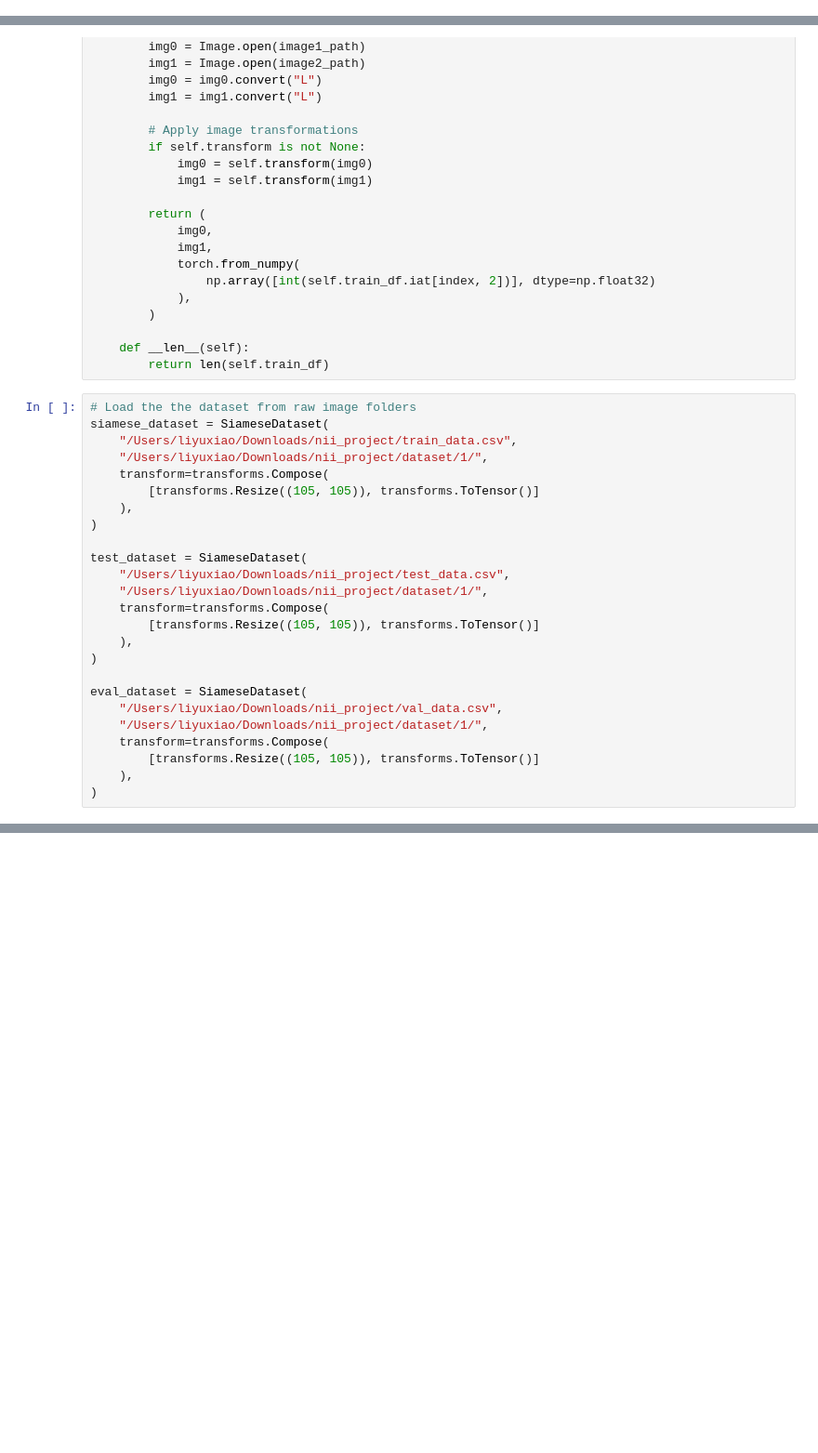
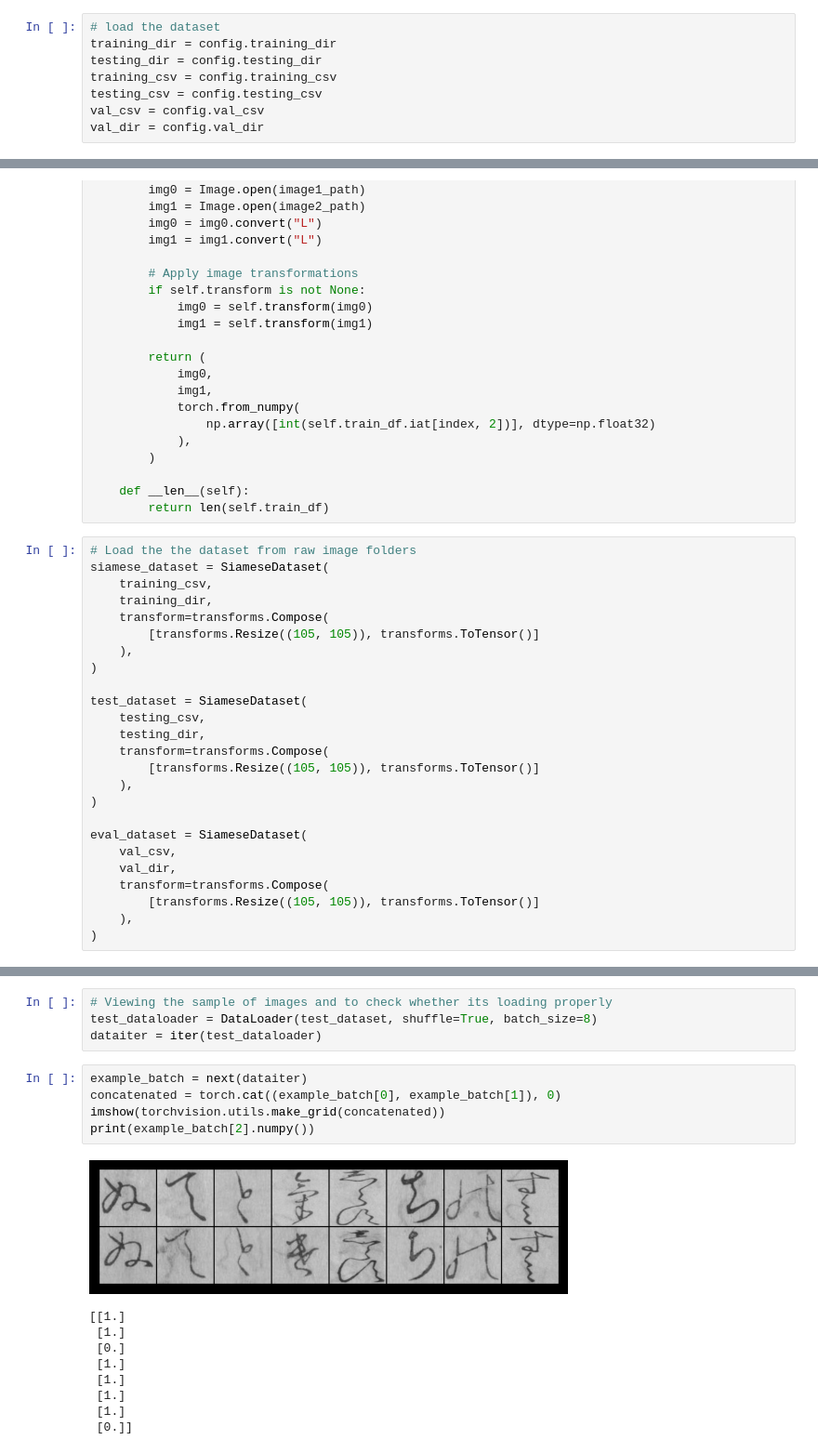
Before and after one commit to yetiiil/nii_project, a Jupyter notebook: siamese/siamenese.ipynb, the cells around one changed output, grey strips where cells are left out. Shown at 93% size. Drawn from its saved outputs; the diff is of its cells as text; blank space fills up the shorter version.

```diff
--- a/siamese/siamenese.ipynb
+++ b/siamese/siamenese.ipynb
@@ -88,3 +23,11 @@ class SiameseNetwork(nn.Module):
+# %%
+# load the dataset
+training_dir = config.training_dir
+testing_dir = config.testing_dir
+training_csv = config.training_csv
+testing_csv = config.testing_csv
+val_csv = config.val_csv
+val_dir = config.val_dir
 # %%
 # preprocessing and loading the dataset
 class SiameseDataset:
@@ -124,24 +67,24 @@ class SiameseDataset:
 # %%
 # Load the the dataset from raw image folders
 siamese_dataset = SiameseDataset(
-    "/Users/liyuxiao/Downloads/nii_project/train_data.csv",
-    "/Users/liyuxiao/Downloads/nii_project/dataset/1/",
+    training_csv,
+    training_dir,
     transform=transforms.Compose(
         [transforms.Resize((105, 105)), transforms.ToTensor()]
     ),
 )
 
 test_dataset = SiameseDataset(
-    "/Users/liyuxiao/Downloads/nii_project/test_data.csv",
-    "/Users/liyuxiao/Downloads/nii_project/dataset/1/",
+    testing_csv,
+    testing_dir,
     transform=transforms.Compose(
         [transforms.Resize((105, 105)), transforms.ToTensor()]
     ),
 )
 
 eval_dataset = SiameseDataset(
-    "/Users/liyuxiao/Downloads/nii_project/val_data.csv",
-    "/Users/liyuxiao/Downloads/nii_project/dataset/1/",
+    val_csv,
+    val_dir,
     transform=transforms.Compose(
         [transforms.Resize((105, 105)), transforms.ToTensor()]
     ),
@@ -305,0 +333,19 @@ for i, data in enumerate(test_dataloader, 0):
+# %%
+# Viewing the sample of images and to check whether its loading properly
+test_dataloader = DataLoader(test_dataset, shuffle=True, batch_size=8)
+dataiter = iter(test_dataloader)
+# %%
+example_batch = next(dataiter)
+concatenated = torch.cat((example_batch[0], example_batch[1]), 0)
+imshow(torchvision.utils.make_grid(concatenated))
+print(example_batch[2].numpy())
+# %% [output]
+[figure, added]
+[[1.]
+ [1.]
+ [0.]
+ [1.]
+ [1.]
+ [1.]
+ [1.]
+ [0.]]
```
Also changed, not shown: parts of 15 cells of this notebook, 1 other file.
